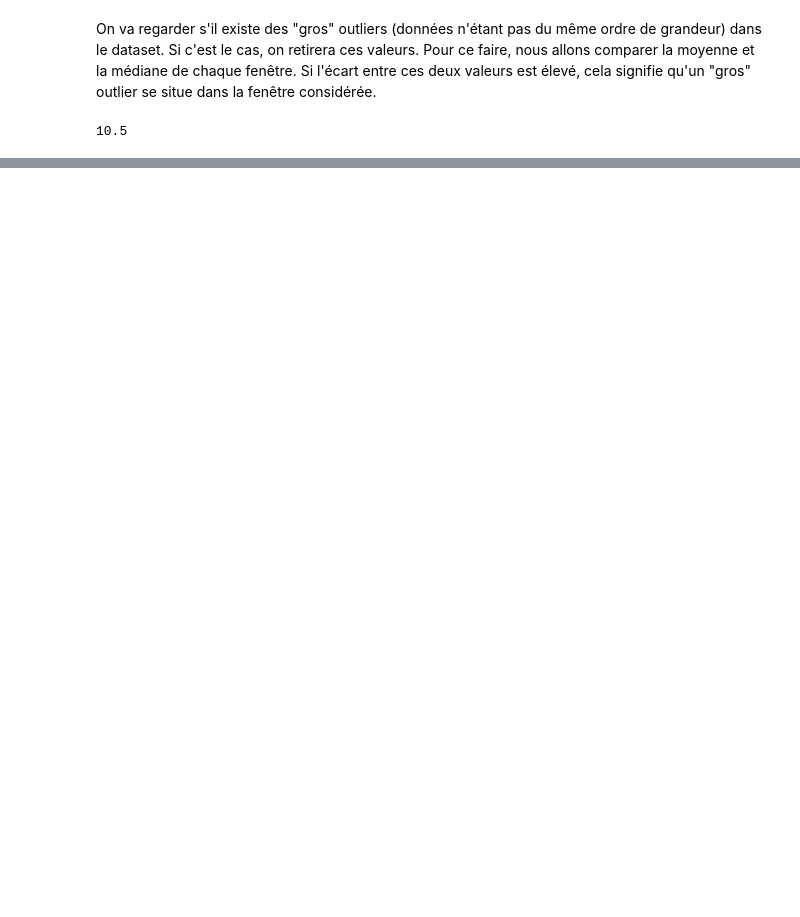
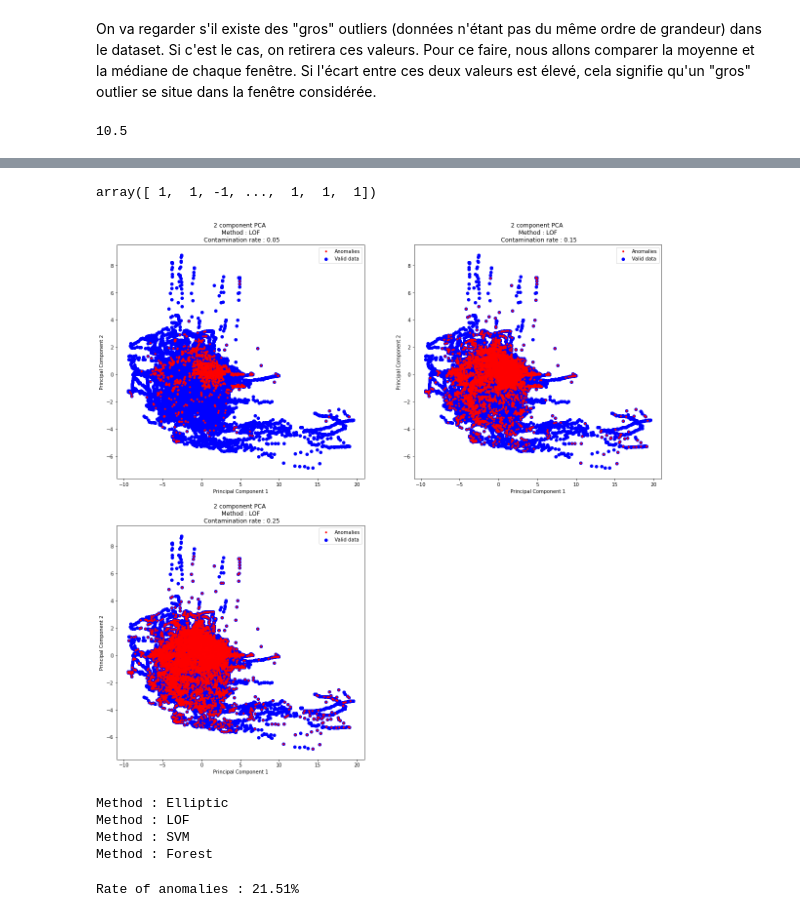
Before and after one commit to cdrutinus/ml-class-anomaly-detection, a Jupyter notebook: BE Plane's Windows.ipynb, the cells around one changed output, grey strips where cells are left out. Drawn from its saved outputs; the diff is of its cells as text; code cells hidden in the pictures; blank space fills up the shorter version.

```diff
--- a/BE Plane's Windows.ipynb
+++ b/BE Plane's Windows.ipynb
@@ -165,9 +171,0 @@ print(score[:7])
-# %%
-data = pd.read_csv("./data/dataset.csv")
-df = data.groupby(['day_cycle_window']).mean()
-
-print(df.shape[1])
-means = [df['p{}'.format(i+1)].mean() for i in range(df.shape[1])]
-print(means)
-
-df
@@ -190,0 +190,3 @@ df
+# %%
+print(data.columns)
+df = data.drop(['day_cycle_window'], axis=1)
@@ -190,0 +197,15 @@ df
+# %%
+pca = PCA(n_components=2)
+
+principalComponents = pca.fit_transform(df)
+principalDf = pd.DataFrame(data = principalComponents
+             , columns = ['principal component 1', 'principal component 2'])
+
+print("Explained variance : {}%".format(round(np.sum(pca.explained_variance_ratio_)*100,2)))
+
+fig = plt.figure(figsize = (8,8))
+ax = fig.add_subplot(1,1,1)
+ax.set_xlabel('PC 1', fontsize = 15)
+ax.set_ylabel('PC 2', fontsize = 15)
+ax.set_title('Two-component PCA', fontsize = 20)
+plt.scatter(principalDf["principal component 1"], principalDf["principal component 2"], color='b')
@@ -190,0 +216,32 @@ df
+# %%
+contaminations = np.linspace(0.05,0.25,3)
+clf_name = "LOF"
+runAnomalies(principalDf, clf_name, contaminations)
+# %% [output]
+array([ 1,  1, -1, ...,  1,  1,  1])
+[figure, added]
+# %%
+methods = ["Elliptic", "LOF", "SVM", "Forest"]
+predictions = []
+for clf_name in methods:
+    print("Method : {}".format(clf_name))
+    predictions.append(runAnomalies(principalDf, clf_name, [0.1], False))
+# %% [output]
+Method : Elliptic
+Method : LOF
+Method : SVM
+Method : Forest
+# %%
+def score (predictions, i):
+    score = 0
+    for j in range(len(predictions)):
+        if predictions[j][i] == -1:
+            score += 1
+    return score
+
+data_scores = [score(predictions, i) for i in range(len(predictions[0]))]
+print("Rate of anomalies : {}%".format(round(np.count_nonzero(data_scores)/len(data_scores)*100,2)))
+
+data["Score"] = data_scores
+# %% [output]
+Rate of anomalies : 21.51%
```
Also changed, not shown: parts of 21 cells of this notebook.
